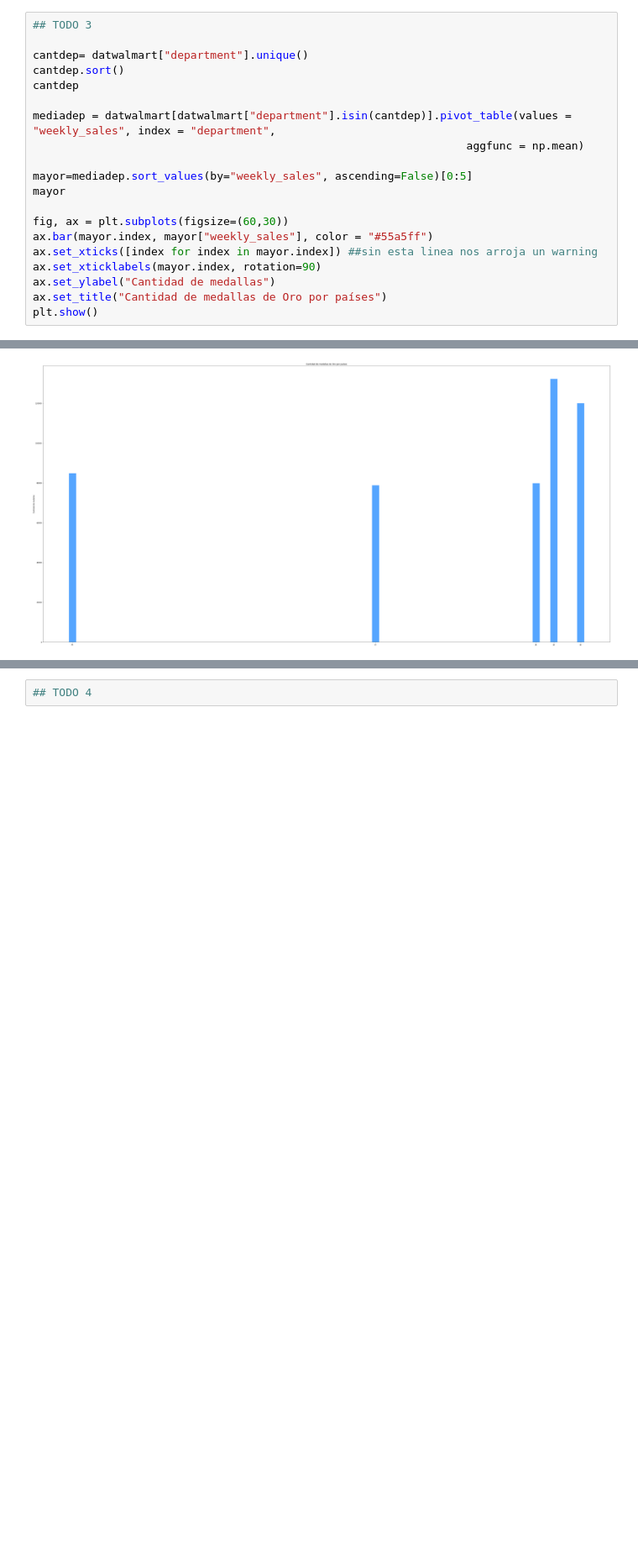
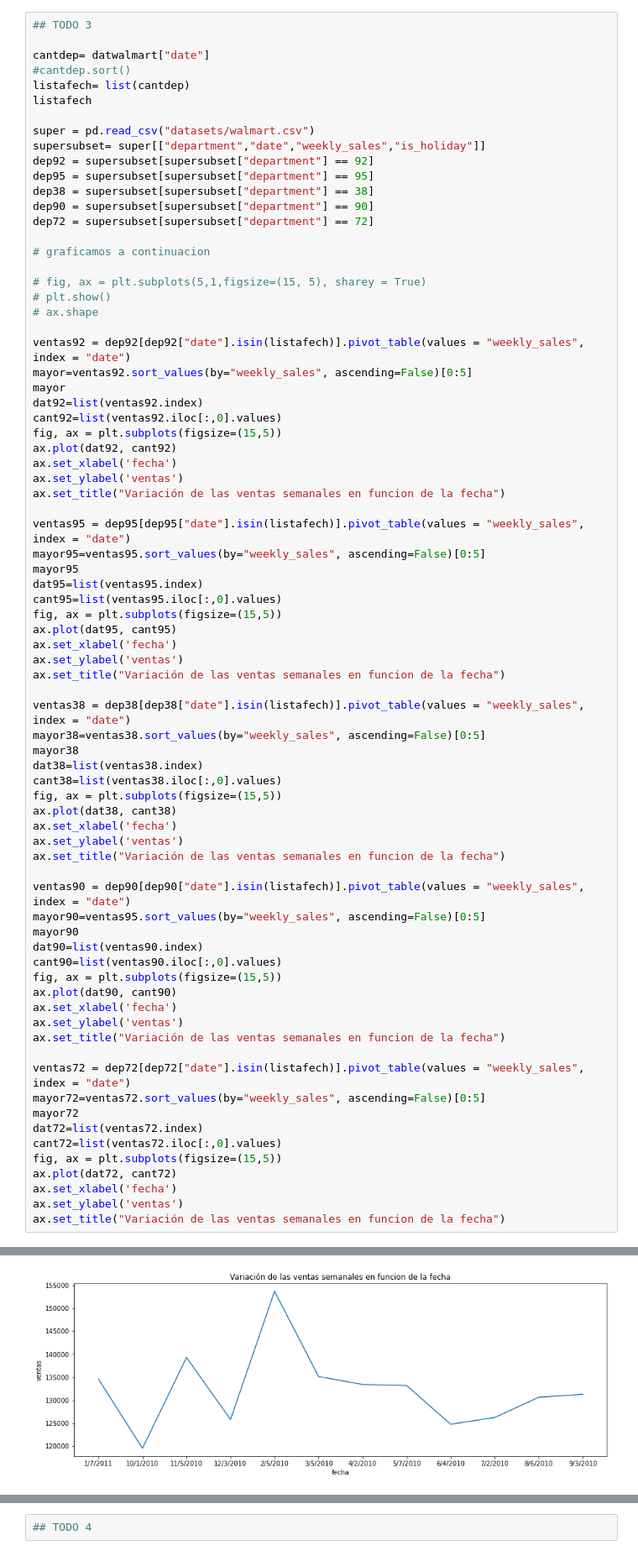
Before and after one commit to maximilianog258/PDAMaxiG, a Jupyter notebook: Ejercitación - Matplotlib/Ejercitación-Matplotlib.ipynb, the cells around one changed output, grey strips where cells are left out. Shown at 84% size. Saved outputs shown, nothing was run; the diff lists cells and outputs as text; blank space fills up the shorter version.

```diff
--- a/Ejercitación - Matplotlib/Ejercitación-Matplotlib.ipynb
+++ b/Ejercitación - Matplotlib/Ejercitación-Matplotlib.ipynb
@@ -222,21 +222,77 @@ datwalmart.head()
 # %%
 ## TODO 3
 
-cantdep= datwalmart["department"].unique()
-cantdep.sort()
-cantdep
+cantdep= datwalmart["date"]
+#cantdep.sort()
+listafech= list(cantdep)
+listafech
 
-mediadep = datwalmart[datwalmart["department"].isin(cantdep)].pivot_table(values = "weekly_sales", index = "department",
-                                                                  aggfunc = np.mean)
+super = pd.read_csv("datasets/walmart.csv")
+supersubset= super[["department","date","weekly_sales","is_holiday"]]
+dep92 = supersubset[supersubset["department"] == 92]
+dep95 = supersubset[supersubset["department"] == 95]
+dep38 = supersubset[supersubset["department"] == 38]
+dep90 = supersubset[supersubset["department"] == 90]
+dep72 = supersubset[supersubset["department"] == 72]
 
-mayor=mediadep.sort_values(by="weekly_sales", ascending=False)[0:5]
+# graficamos a continuacion
+
+# fig, ax = plt.subplots(5,1,figsize=(15, 5), sharey = True)
+# plt.show()
+# ax.shape
+
+ventas92 = dep92[dep92["date"].isin(listafech)].pivot_table(values = "weekly_sales", index = "date")
+mayor=ventas92.sort_values(by="weekly_sales", ascending=False)[0:5]
 mayor
+dat92=list(ventas92.index)
+cant92=list(ventas92.iloc[:,0].values)
+fig, ax = plt.subplots(figsize=(15,5))
+ax.plot(dat92, cant92)
+ax.set_xlabel('fecha')
+ax.set_ylabel('ventas')
+ax.set_title("Variación de las ventas semanales en funcion de la fecha")
 
-fig, ax = plt.subplots(figsize=(60,30))
-ax.bar(mayor.index, mayor["weekly_sales"], color = "#55a5ff")
-ax.set_xticks([index for index in mayor.index]) ##sin esta linea nos arroja un warning
-ax.set_xticklabels(mayor.index, rotation=90)
-ax.set_ylabel("Cantidad de medallas")
-ax.set_title("Cantidad de medallas de Oro por países")
-plt.show()
+ventas95 = dep95[dep95["date"].isin(listafech)].pivot_table(values = "weekly_sales", index = "date")
+mayor95=ventas95.sort_values(by="weekly_sales", ascending=False)[0:5]
+mayor95
+dat95=list(ventas95.index)
+cant95=list(ventas95.iloc[:,0].values)
+fig, ax = plt.subplots(figsize=(15,5))
+ax.plot(dat95, cant95)
+ax.set_xlabel('fecha')
+ax.set_ylabel('ventas')
+ax.set_title("Variación de las ventas semanales en funcion de la fecha")
+
+ventas38 = dep38[dep38["date"].isin(listafech)].pivot_table(values = "weekly_sales", index = "date")
+mayor38=ventas38.sort_values(by="weekly_sales", ascending=False)[0:5]
+mayor38
+dat38=list(ventas38.index)
+cant38=list(ventas38.iloc[:,0].values)
+fig, ax = plt.subplots(figsize=(15,5))
+ax.plot(dat38, cant38)
+ax.set_xlabel('fecha')
+ax.set_ylabel('ventas')
+ax.set_title("Variación de las ventas semanales en funcion de la fecha")
+
+ventas90 = dep90[dep90["date"].isin(listafech)].pivot_table(values = "weekly_sales", index = "date")
+mayor90=ventas95.sort_values(by="weekly_sales", ascending=False)[0:5]
+mayor90
+dat90=list(ventas90.index)
+cant90=list(ventas90.iloc[:,0].values)
+fig, ax = plt.subplots(figsize=(15,5))
+ax.plot(dat90, cant90)
+ax.set_xlabel('fecha')
+ax.set_ylabel('ventas')
+ax.set_title("Variación de las ventas semanales en funcion de la fecha")
+
+ventas72 = dep72[dep72["date"].isin(listafech)].pivot_table(values = "weekly_sales", index = "date")
+mayor72=ventas72.sort_values(by="weekly_sales", ascending=False)[0:5]
+mayor72
+dat72=list(ventas72.index)
+cant72=list(ventas72.iloc[:,0].values)
+fig, ax = plt.subplots(figsize=(15,5))
+ax.plot(dat72, cant72)
+ax.set_xlabel('fecha')
+ax.set_ylabel('ventas')
+ax.set_title("Variación de las ventas semanales en funcion de la fecha")
 # %% [output]
@@ -243 +300 @@ plt.show()
-[figure, old version]
+[figure, new version]
```
Also changed, not shown: parts of 4 cells of this notebook, 10 other files.
